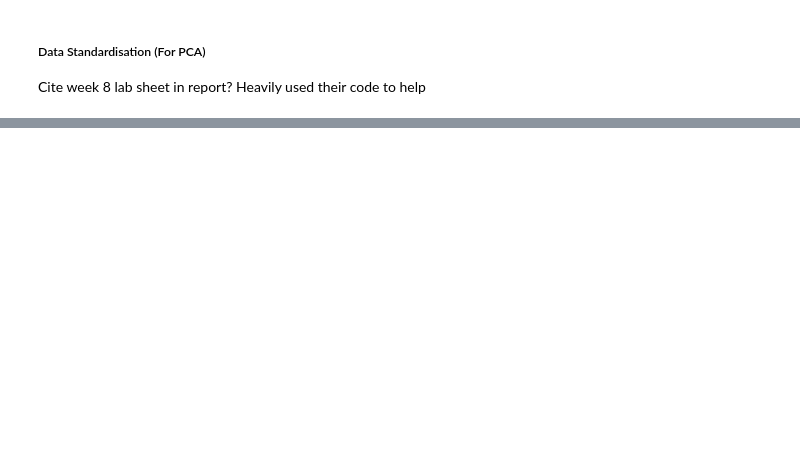
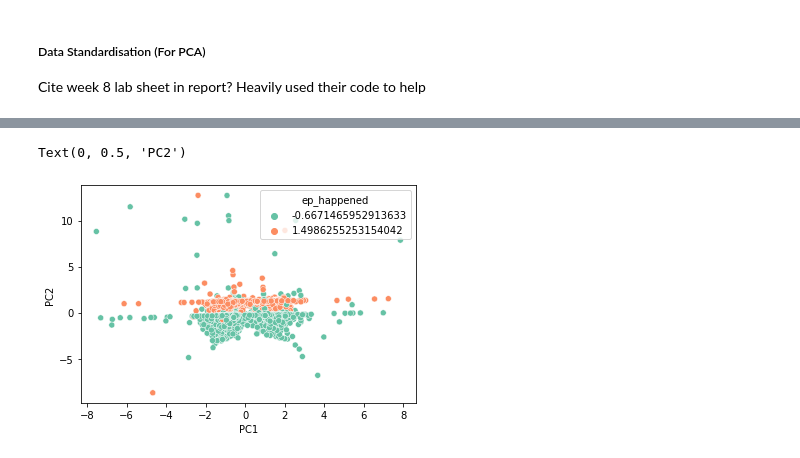
Before and after one commit to leon0241/fds-assignment-3, a Jupyter notebook: assignment-3-Q2.ipynb, the cells around one changed output, grey strips where cells are left out. Saved outputs shown, nothing was run; the diff lists cells and outputs as text; code cells hidden in the pictures; blank space fills up the shorter version.

```diff
--- a/assignment-3-Q2.ipynb
+++ b/assignment-3-Q2.ipynb
@@ -565,0 +596,10 @@ Error:
+# %%
+standardized = standardize(chess_data_without_elo)
+pca = PCA(n_components=4).fit(chess_data_without_elo.values)
+pca_result = pca.transform(chess_data_without_elo.values)
+sns.scatterplot(x=pca_result[:, 0], y=pca_result[:, 1], hue=ep_happened_result, palette="Set2")
+plt.xlabel('PC1')
+plt.ylabel('PC2')
+# %% [output]
+Text(0, 0.5, 'PC2')
+[figure, added]
```
Also changed, not shown: parts of 3 cells of this notebook.
